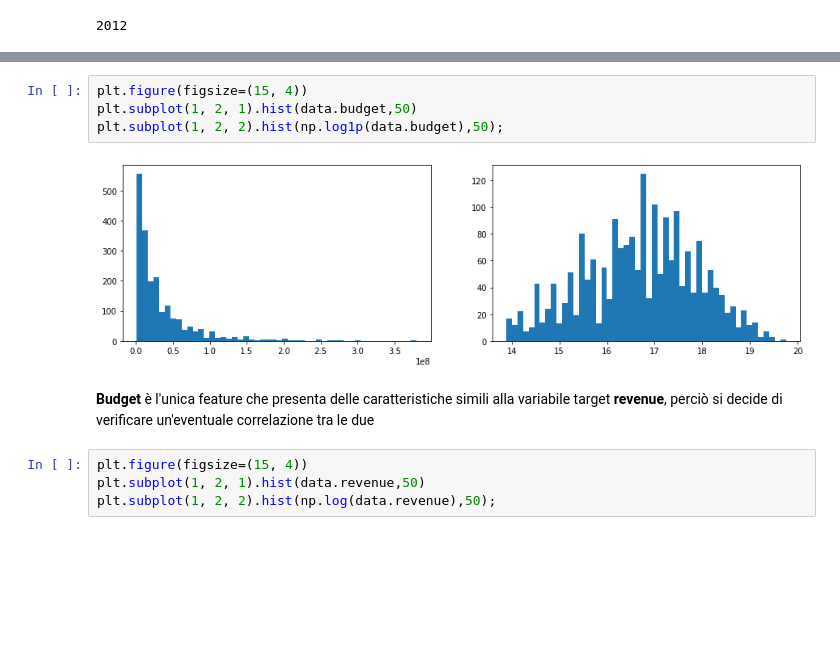
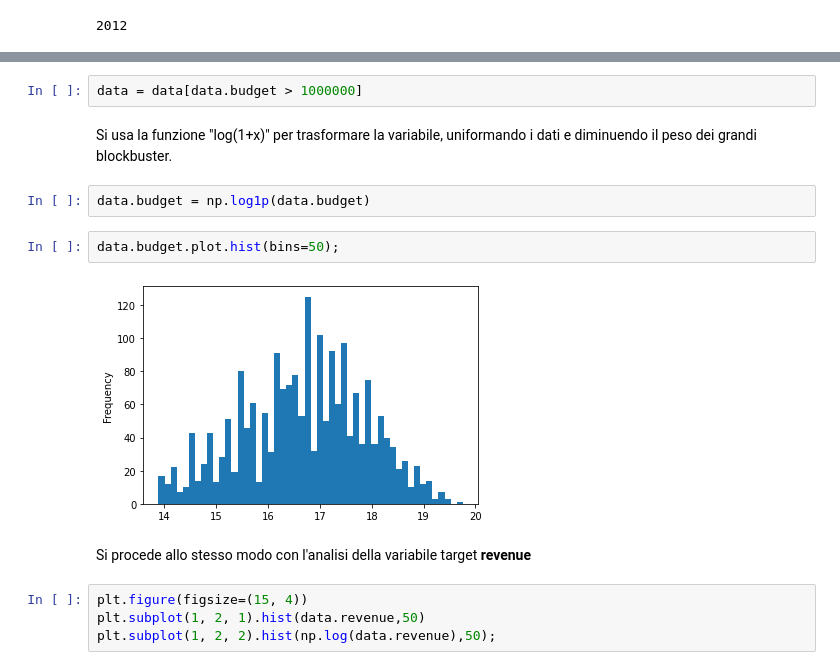
Before and after one commit to sergiorolnic/datascience, a Jupyter notebook: datascience_project.ipynb, the cells around one changed output, grey strips where cells are left out. Cells and saved outputs as stored; diff of their text form; blank space fills up the shorter version.

```diff
--- a/datascience_project.ipynb
+++ b/datascience_project.ipynb
@@ -211,11 +166,15 @@ data = data[data.budget > 1000000]
-# %%
-plt.figure(figsize=(15, 4))
-plt.subplot(1, 2, 1).hist(data.budget,50)
-plt.subplot(1, 2, 2).hist(np.log1p(data.budget),50);
-# %% [output]
-[figure, removed]
-# %% [markdown]
-**Budget** è l'unica feature che presenta delle caratteristiche simili alla variabile target **revenue**, perciò si decide di verificare un'eventuale correlazione tra le due
+# %%
+data = data[data.budget > 1000000]
+# %% [markdown]
+Si usa la funzione "log(1+x)" per trasformare la variabile, uniformando i dati e diminuendo il peso dei grandi blockbuster.
+# %%
+data.budget = np.log1p(data.budget)
+# %%
+data.budget.plot.hist(bins=50);
+# %% [output]
+[figure, added]
+# %% [markdown]
+Si procede allo stesso modo con l'analisi della variabile target **revenue**
 # %%
 plt.figure(figsize=(15, 4))
 plt.subplot(1, 2, 1).hist(data.revenue,50)
```
Also changed, not shown: parts of 60 cells of this notebook.
